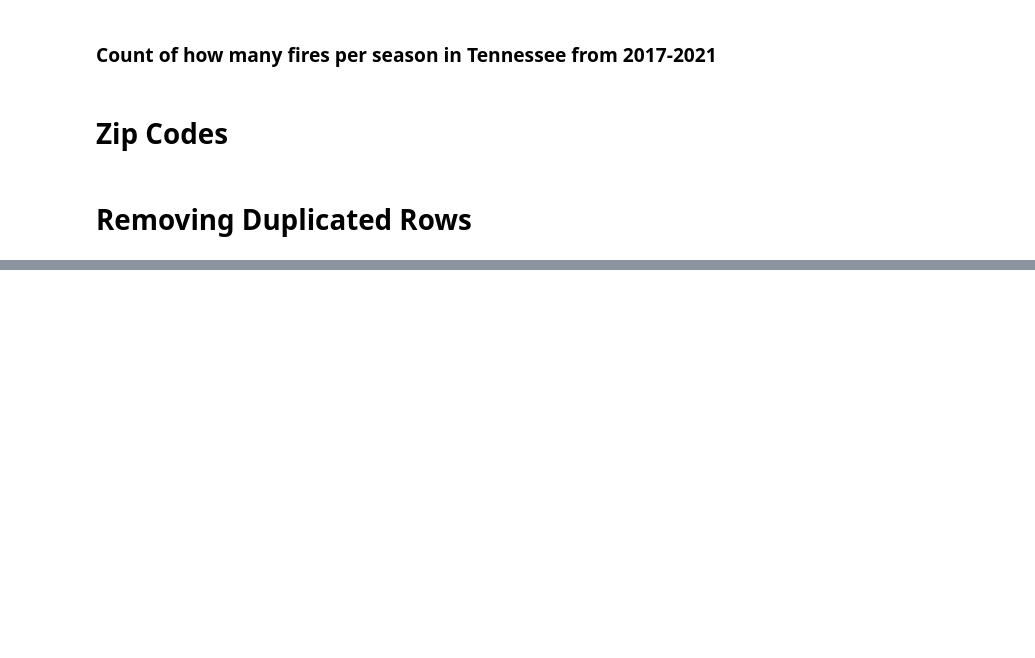
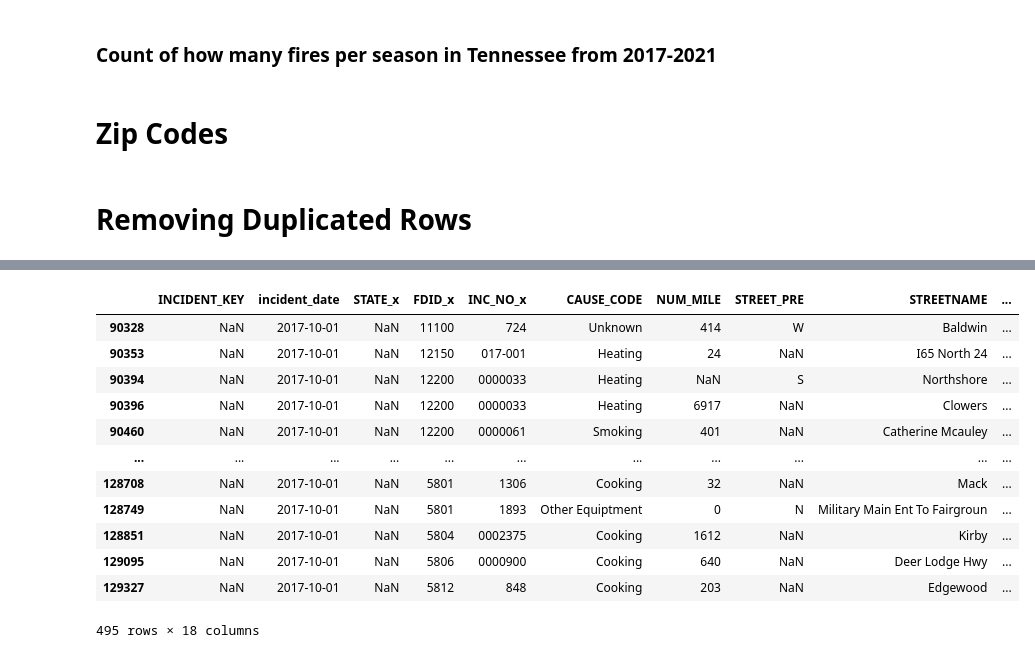
Before and after one commit to emilyewilson/capstone, a Jupyter notebook: Capstone.ipynb, the cells around one changed output, grey strips where cells are left out. Drawn from its saved outputs; the diff is of its cells as text; code cells hidden in the pictures; blank space fills up the shorter version.

```diff
--- a/Capstone.ipynb
+++ b/Capstone.ipynb
@@ -580,0 +644,3 @@ tnfires.to_csv('data/tnfires.csv')
+# %%
+tnfires = pd.read_csv('data/tnfires.csv')
+tnfires.info()
@@ -580,0 +703,16 @@ tnfires.to_csv('data/tnfires.csv')
+# %%
+tnfires.loc[tnfires['incident_date'] == '2017-10-01']
+# %% [output]
+|  | INCIDENT_KEY | incident_date | STATE_x | FDID_x | INC_NO_x | CAUSE_CODE | NUM_MILE | STREET_PRE | STREETNAME | ... |
+| 90328 | NaN | 2017-10-01 | NaN | 11100 | 724 | Unknown | 414 | W | Baldwin | ... |
+| 90353 | NaN | 2017-10-01 | NaN | 12150 | 017-001 | Heating | 24 | NaN | I65 North 24 | ... |
+| 90394 | NaN | 2017-10-01 | NaN | 12200 | 0000033 | Heating | NaN | S | Northshore | ... |
+| 90396 | NaN | 2017-10-01 | NaN | 12200 | 0000033 | Heating | 6917 | NaN | Clowers | ... |
+| 90460 | NaN | 2017-10-01 | NaN | 12200 | 0000061 | Smoking | 401 | NaN | Catherine Mcauley | ... |
+| ... | ... | ... | ... | ... | ... | ... | ... | ... | ... | ... |
+| 128708 | NaN | 2017-10-01 | NaN | 5801 | 1306 | Cooking | 32 | NaN | Mack | ... |
+| 128749 | NaN | 2017-10-01 | NaN | 5801 | 1893 | Other Equiptment | 0 | N | Military Main Ent To Fairgroun | ... |
+| 128851 | NaN | 2017-10-01 | NaN | 5804 | 0002375 | Cooking | 1612 | NaN | Kirby | ... |
+| 129095 | NaN | 2017-10-01 | NaN | 5806 | 0000900 | Cooking | 640 | NaN | Deer Lodge Hwy | ... |
+| 129327 | NaN | 2017-10-01 | NaN | 5812 | 848 | Cooking | 203 | NaN | Edgewood | ... |
+495 rows × 18 columns
```
Also changed, not shown: parts of 15 cells of this notebook.
